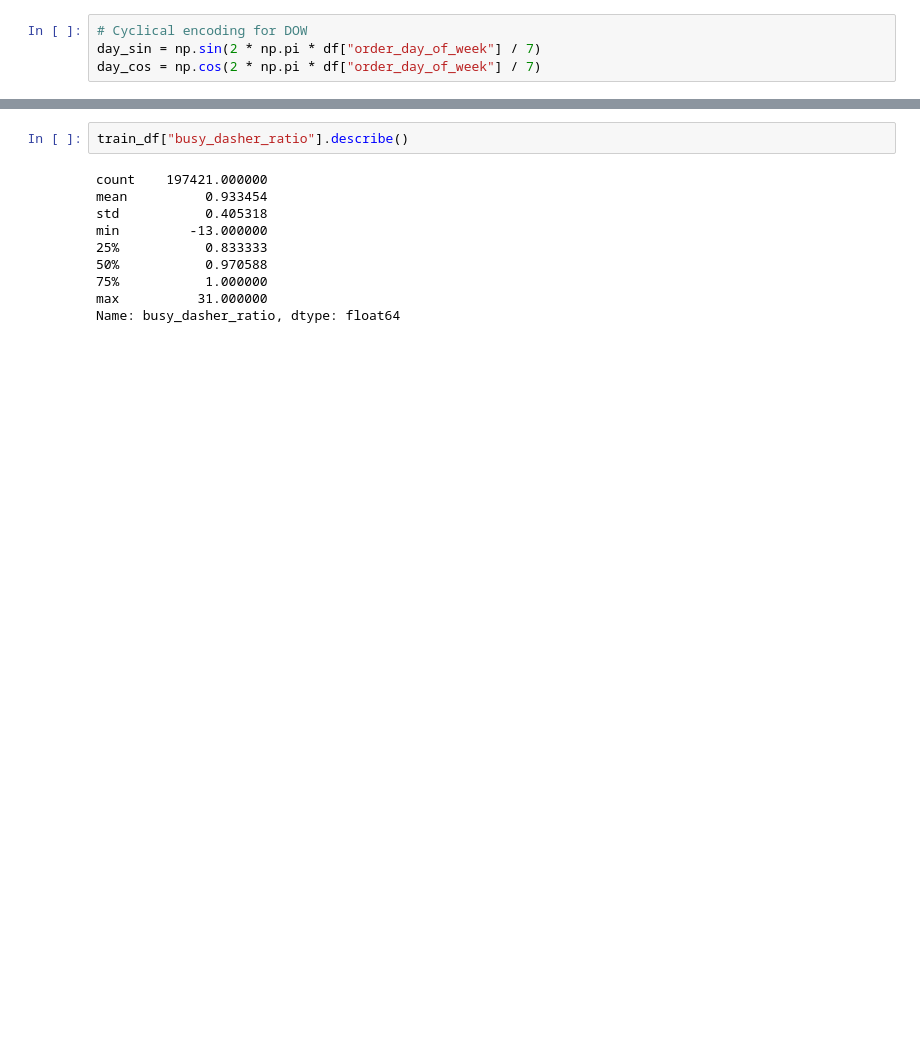
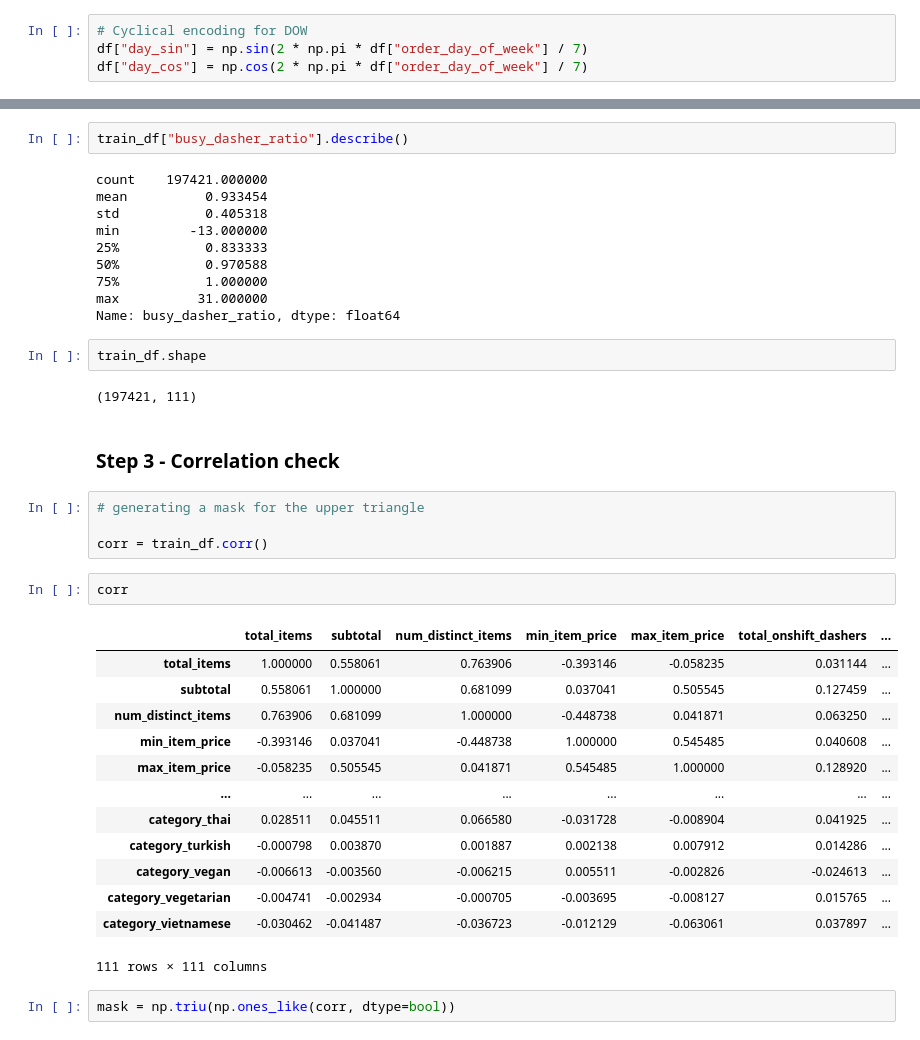
Before and after one commit to abir171915/DoorDash-delivery-time-prediction-, a Jupyter notebook: fulleda.ipynb, the cells around one changed output, grey strips where cells are left out. Drawn from its saved outputs; the diff is of its cells as text; blank space fills up the shorter version.

Commit message:
collinearity check

```diff
--- a/fulleda.ipynb
+++ b/fulleda.ipynb
@@ -265,6 +258,6 @@ hour_cos = np.cos(2 * np.pi * df["order_hour"] / 24)
 # %%
 # Cyclical encoding for DOW
-day_sin = np.sin(2 * np.pi * df["order_day_of_week"] / 7)
-day_cos = np.cos(2 * np.pi * df["order_day_of_week"] / 7)
+df["day_sin"] = np.sin(2 * np.pi * df["order_day_of_week"] / 7)
+df["day_cos"] = np.cos(2 * np.pi * df["order_day_of_week"] / 7)
 # %%
 #drop created_at, market_id, store_id, store_primary_category, actual_delivery_time
@@ -319,3 +318,31 @@ min         -13.000000
 75%           1.000000
 max          31.000000
 Name: busy_dasher_ratio, dtype: float64
+# %%
+train_df.shape
+# %% [output]
+(197421, 111)
+# %% [markdown]
+### Step 3 - Correlation check
+# %%
+# generating a mask for the upper triangle
+
+corr = train_df.corr()
+# %%
+corr
+# %% [output]
+|  | total_items | subtotal | num_distinct_items | min_item_price | max_item_price | total_onshift_dashers | ... |
+| total_items | 1.000000 | 0.558061 | 0.763906 | -0.393146 | -0.058235 | 0.031144 | ... |
+| subtotal | 0.558061 | 1.000000 | 0.681099 | 0.037041 | 0.505545 | 0.127459 | ... |
+| num_distinct_items | 0.763906 | 0.681099 | 1.000000 | -0.448738 | 0.041871 | 0.063250 | ... |
+| min_item_price | -0.393146 | 0.037041 | -0.448738 | 1.000000 | 0.545485 | 0.040608 | ... |
+| max_item_price | -0.058235 | 0.505545 | 0.041871 | 0.545485 | 1.000000 | 0.128920 | ... |
+| ... | ... | ... | ... | ... | ... | ... | ... |
+| category_thai | 0.028511 | 0.045511 | 0.066580 | -0.031728 | -0.008904 | 0.041925 | ... |
+| category_turkish | -0.000798 | 0.003870 | 0.001887 | 0.002138 | 0.007912 | 0.014286 | ... |
+| category_vegan | -0.006613 | -0.003560 | -0.006215 | 0.005511 | -0.002826 | -0.024613 | ... |
+| category_vegetarian | -0.004741 | -0.002934 | -0.000705 | -0.003695 | -0.008127 | 0.015765 | ... |
+| category_vietnamese | -0.030462 | -0.041487 | -0.036723 | -0.012129 | -0.063061 | 0.037897 | ... |
+111 rows × 111 columns
+# %%
+mask = np.triu(np.ones_like(corr, dtype=bool))
```
Also changed, not shown: parts of 23 cells of this notebook.
